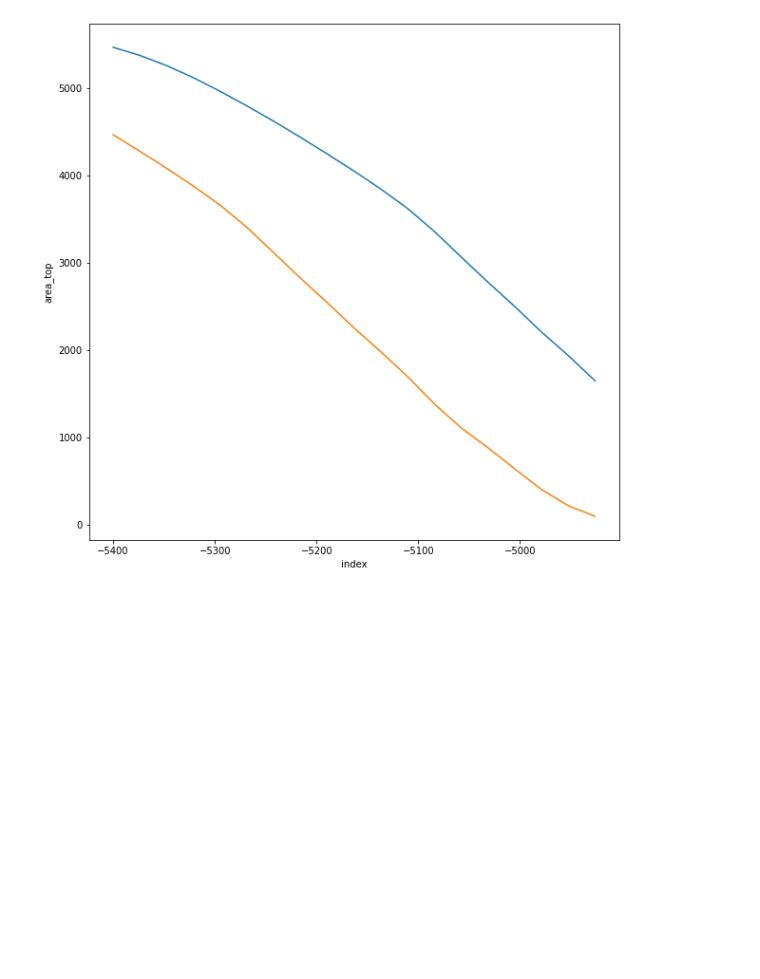
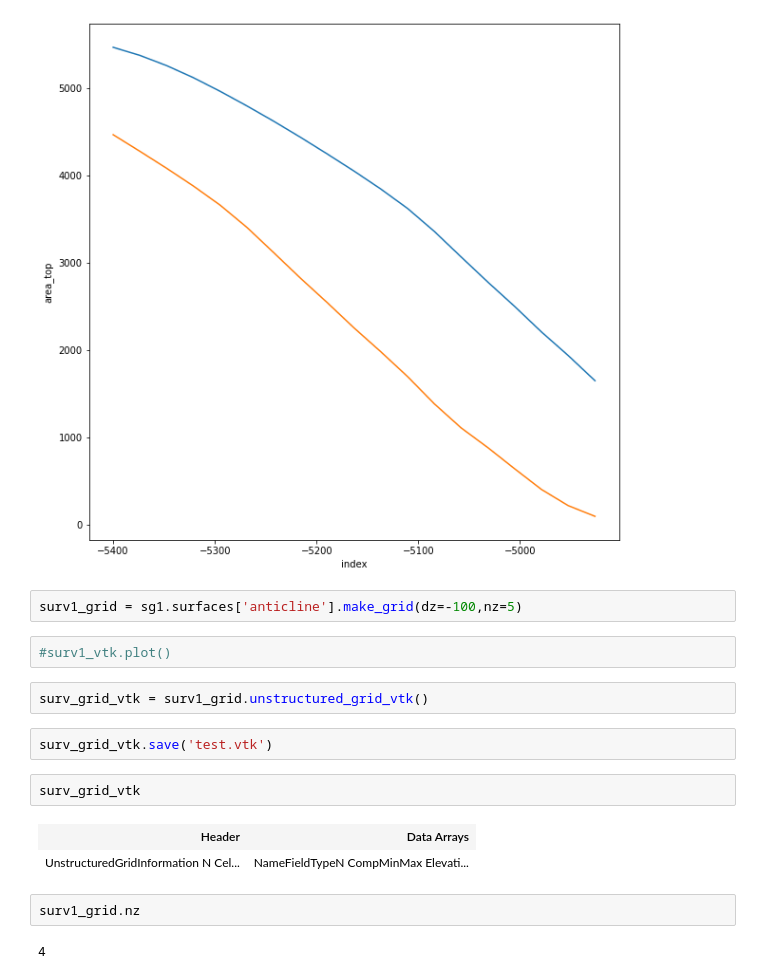
Before and after one commit to scuervo91/volumetricspy, a Jupyter notebook: docs/examples/1-Surfaces/2-SurfaceGroup.ipynb, the cells around one changed output. Drawn from its saved outputs; the diff is of its cells as text; blank space fills up the shorter version.

```diff
--- a/docs/examples/1-Surfaces/2-SurfaceGroup.ipynb
+++ b/docs/examples/1-Surfaces/2-SurfaceGroup.ipynb
@@ -47,3 +47,20 @@ sns.lineplot(data=area.reset_index(),x='index',y='area_bottom',ax=ax)
 # %% [output]
 <AxesSubplot:xlabel='index', ylabel='area_top'>
 [figure]
+# %%
+surv1_grid = sg1.surfaces['anticline'].make_grid(dz=-100,nz=5)
+# %%
+#surv1_vtk.plot()
+# %%
+surv_grid_vtk = surv1_grid.unstructured_grid_vtk()
+# %%
+surv_grid_vtk.save('test.vtk')
+# %%
+surv_grid_vtk
+# %% [output]
+| Header | Data Arrays |
+| UnstructuredGridInformation N Cel... | NameFieldTypeN CompMinMax Elevati... |
+# %%
+surv1_grid.nz
+# %% [output]
+4
```
Also changed, not shown: parts of 1 cell of this notebook, 1 other file.
